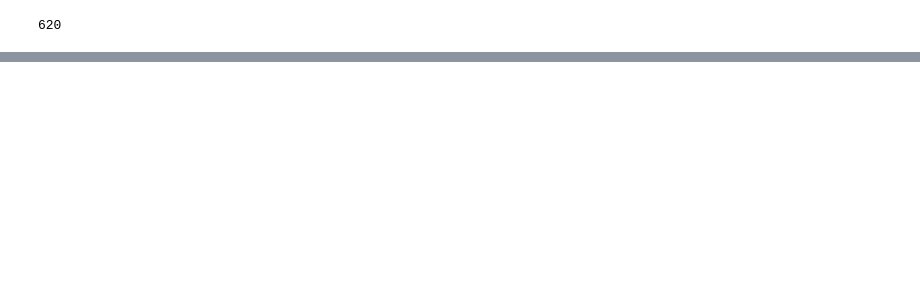
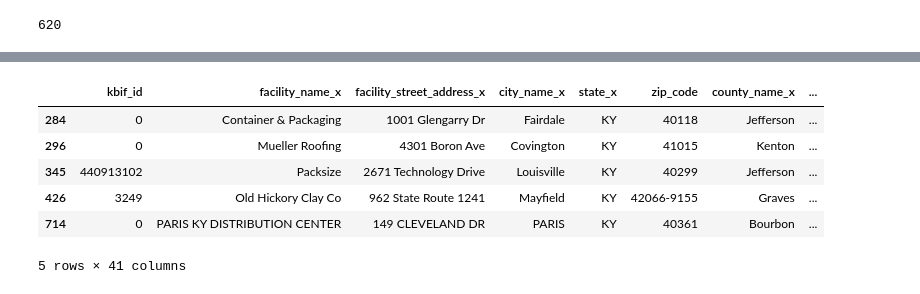
Before and after one commit to Mikes-Design/ky_traffic_analytics, a Jupyter notebook: worked_data/work.ipynb, the cells around one changed output, grey strips where cells are left out. Saved outputs shown, nothing was run; the diff lists cells and outputs as text; code cells hidden in the pictures; blank space fills up the shorter version.

```diff
--- a/worked_data/work.ipynb
+++ b/worked_data/work.ipynb
@@ -369,0 +380,6 @@ print(total_unknowns)
+# %%
+# created a temporary dadtaframe to work instead of the original merged_df
+temp_df = merged_df.copy()
+# creates 2 new columns with the facility names cleaned up
+temp_df['facility_name_x_clean'] = temp_df['facility_name_x'].str.strip().str.upper()
+temp_df['facility_name_y_clean'] = temp_df['facility_name_y'].str.strip().str.upper()
@@ -369,0 +393,11 @@ print(total_unknowns)
+# %%
+# prints the first few rows of the temporary DataFrame where the facility names are the same
+temp_df[same_facility].head()
+# %% [output]
+|  | kbif_id | facility_name_x | facility_street_address_x | city_name_x | state_x | zip_code | county_name_x | ... |
+| 284 | 0 | Container & Packaging | 1001 Glengarry Dr | Fairdale | KY | 40118 | Jefferson | ... |
+| 296 | 0 | Mueller Roofing | 4301 Boron Ave | Covington | KY | 41015 | Kenton | ... |
+| 345 | 440913102 | Packsize | 2671 Technology Drive | Louisville | KY | 40299 | Jefferson | ... |
+| 426 | 3249 | Old Hickory Clay Co | 962 State Route 1241 | Mayfield | KY | 42066-9155 | Graves | ... |
+| 714 | 0 | PARIS KY DISTRIBUTION CENTER | 149 CLEVELAND DR | PARIS | KY | 40361 | Bourbon | ... |
+5 rows × 41 columns
```
Also changed, not shown: parts of 3 cells of this notebook.
